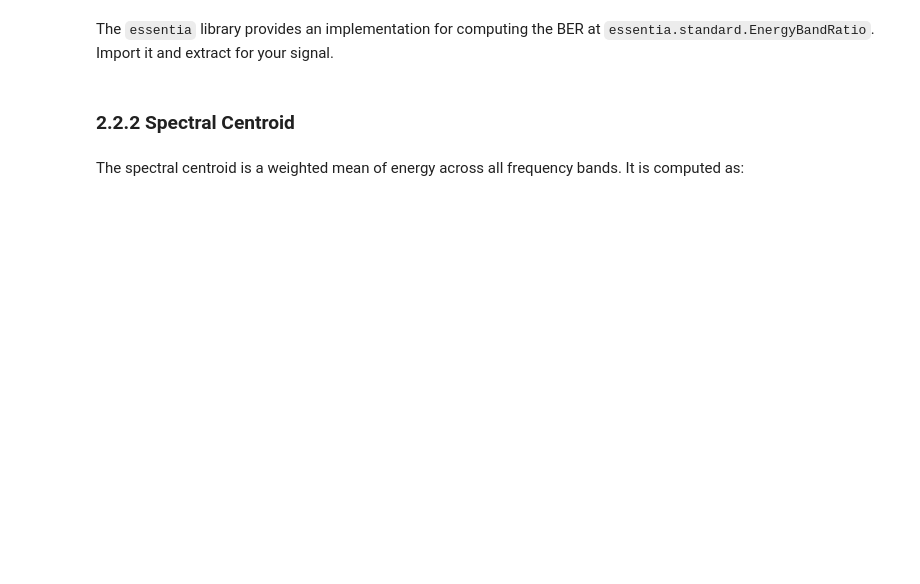
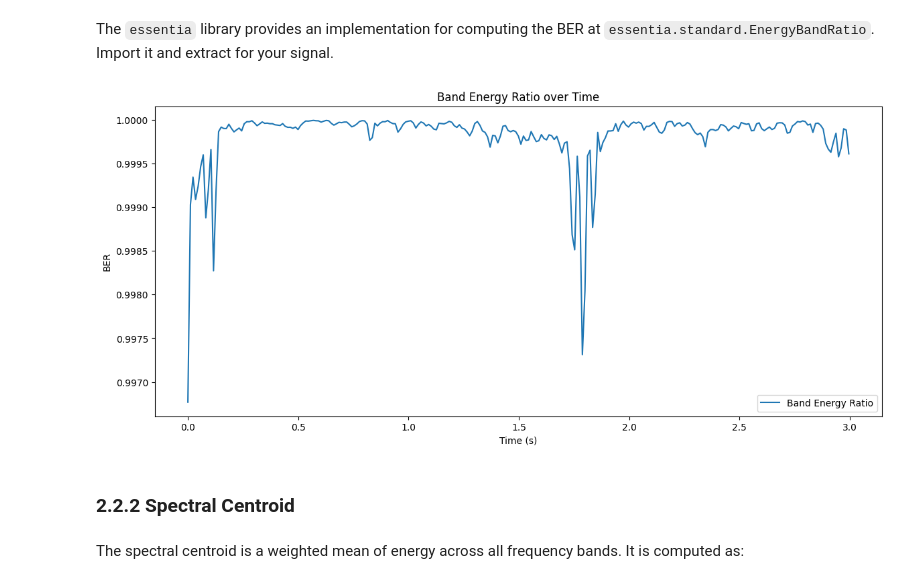
Before and after one commit to pdpau/Raga-Bhairavi-Pattern-Identification, a Jupyter notebook: code/notebooks/characterization/feature_extraction_modified.ipynb, the cells around one changed output. Saved outputs shown, nothing was run; the diff lists cells and outputs as text; code cells hidden in the pictures; blank space fills up the shorter version.

```diff
--- a/code/notebooks/characterization/feature_extraction_modified.ipynb
+++ b/code/notebooks/characterization/feature_extraction_modified.ipynb
@@ -239,6 +249,47 @@ The `essentia` library provides an implementation for computing the BER at `esse
 #from essentia import essentia.standard.EnergyBandRatio as ber
 # %%
 # compute BER
+def compute_band_energy_ratio(y, sr, fmin, fmax):
+    # Compute the Short-Time Fourier Transform (STFT)
+    S = np.abs(librosa.stft(y))**2
+
+    # Get the frequency values for each bin
+    freqs = librosa.fft_frequencies(sr=sr)
+
+    # Find the indices corresponding to the specified frequency band
+    band_indices = np.where((freqs >= fmin) & (freqs <= fmax))[0]
+
+    # Compute the energy in the specified frequency band
+    band_energy = np.sum(S[band_indices, :], axis=0)
+
+    # Compute the total energy
+    total_energy = np.sum(S, axis=0)
+
+    # Compute the Band Energy Ratio
+    ber = band_energy / total_energy
+
+    return ber, total_energy, band_energy
+# %%
+# Define the frequency band (for example, 300 Hz to 3000 Hz)
+fmin = 80
+fmax = 20000
+
+# Compute the Band Energy Ratio
+ber, total_energy, band_energy = compute_band_energy_ratio(sample, sampling_rate, fmin, fmax)
+
+# Generate a time array for plotting
+times = librosa.times_like(ber, sr=sampling_rate)
+
+# Plot the Band Energy Ratio over time
+plt.figure(figsize=(14, 6))
+plt.plot(times, ber, label='Band Energy Ratio')
+plt.xlabel('Time (s)')
+plt.ylabel('BER')
+plt.title('Band Energy Ratio over Time')
+plt.legend()
+plt.show()
+# %% [output]
+[figure, added]
 # %% [markdown]
 ### 2.2.2 Spectral Centroid
 # %% [markdown]
```
Also changed, not shown: parts of 9 cells of this notebook, 2 other files.
